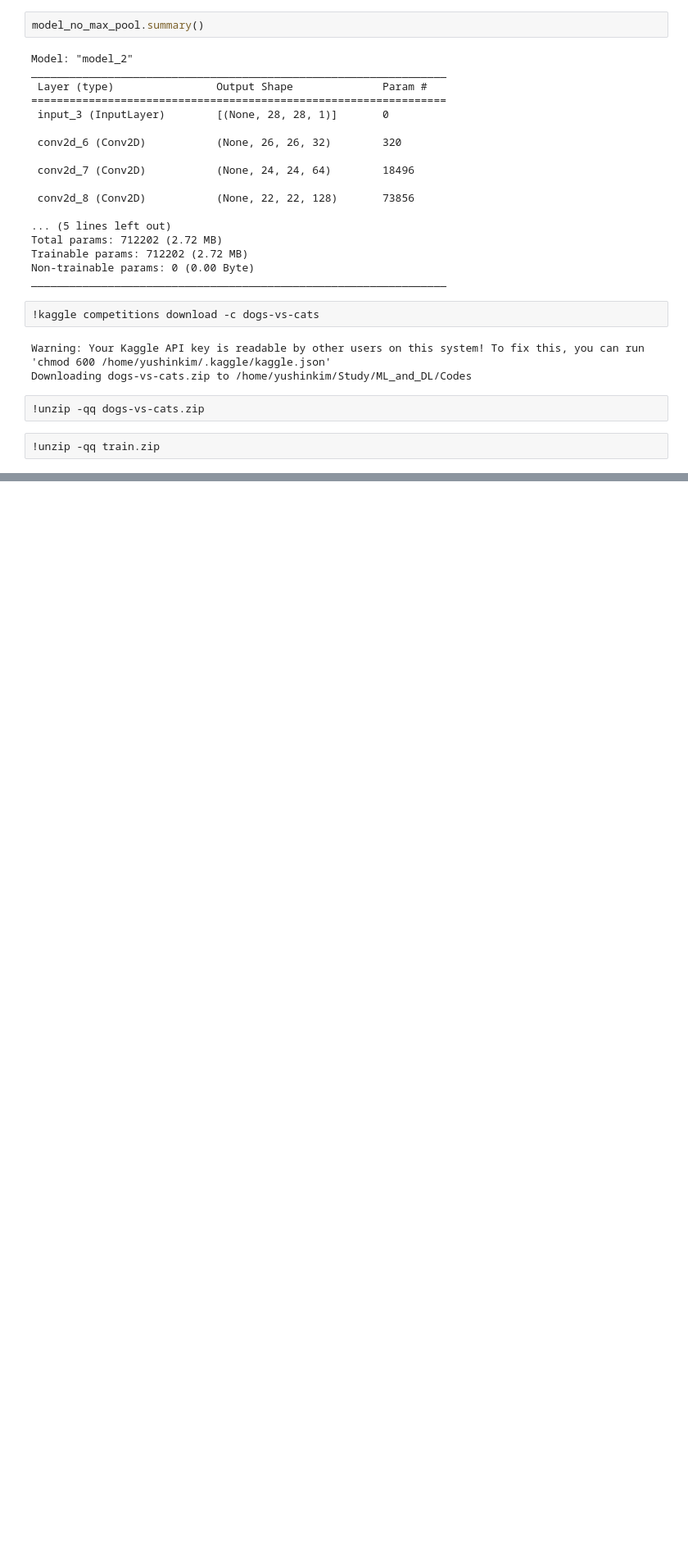
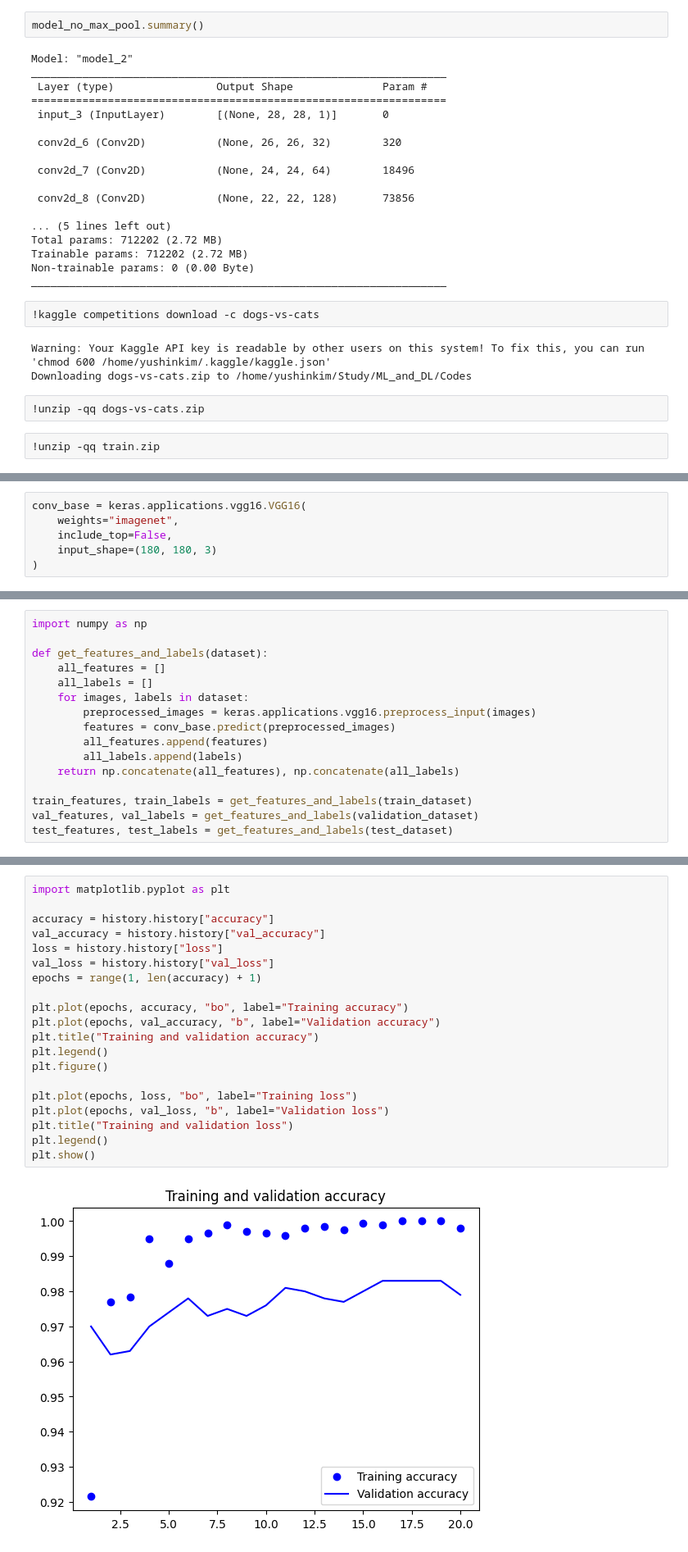
Before and after one commit to Yush1nk1m/ML_and_DL, a Jupyter notebook: Codes/Chapter08.ipynb, the cells around one changed output, grey strips where cells are left out. Shown at 82% size. Saved outputs shown, nothing was run; the diff lists cells and outputs as text; blank space fills up the shorter version.

```diff
--- a/Codes/Chapter08.ipynb
+++ b/Codes/Chapter08.ipynb
@@ -118,0 +375,6 @@ make_subset("test", start_index=1500, end_index=2500)
+# %%
+conv_base = keras.applications.vgg16.VGG16(
+    weights="imagenet",
+    include_top=False,
+    input_shape=(180, 180, 3)
+)
@@ -118,0 +404,16 @@ make_subset("test", start_index=1500, end_index=2500)
+# %%
+import numpy as np
+
+def get_features_and_labels(dataset):
+    all_features = []
+    all_labels = []
+    for images, labels in dataset:
+        preprocessed_images = keras.applications.vgg16.preprocess_input(images)
+        features = conv_base.predict(preprocessed_images)
+        all_features.append(features)
+        all_labels.append(labels)
+    return np.concatenate(all_features), np.concatenate(all_labels)
+
+train_features, train_labels = get_features_and_labels(train_dataset)
+val_features, val_labels = get_features_and_labels(validation_dataset)
+test_features, test_labels = get_features_and_labels(test_dataset)
@@ -118,0 +483,22 @@ make_subset("test", start_index=1500, end_index=2500)
+# %%
+import matplotlib.pyplot as plt
+
+accuracy = history.history["accuracy"]
+val_accuracy = history.history["val_accuracy"]
+loss = history.history["loss"]
+val_loss = history.history["val_loss"]
+epochs = range(1, len(accuracy) + 1)
+
+plt.plot(epochs, accuracy, "bo", label="Training accuracy")
+plt.plot(epochs, val_accuracy, "b", label="Validation accuracy")
+plt.title("Training and validation accuracy")
+plt.legend()
+plt.figure()
+
+plt.plot(epochs, loss, "bo", label="Training loss")
+plt.plot(epochs, val_loss, "b", label="Validation loss")
+plt.title("Training and validation loss")
+plt.legend()
+plt.show()
+# %% [output]
+[figure, added]
```
Also changed, not shown: parts of 29 cells of this notebook, 15 other files.
